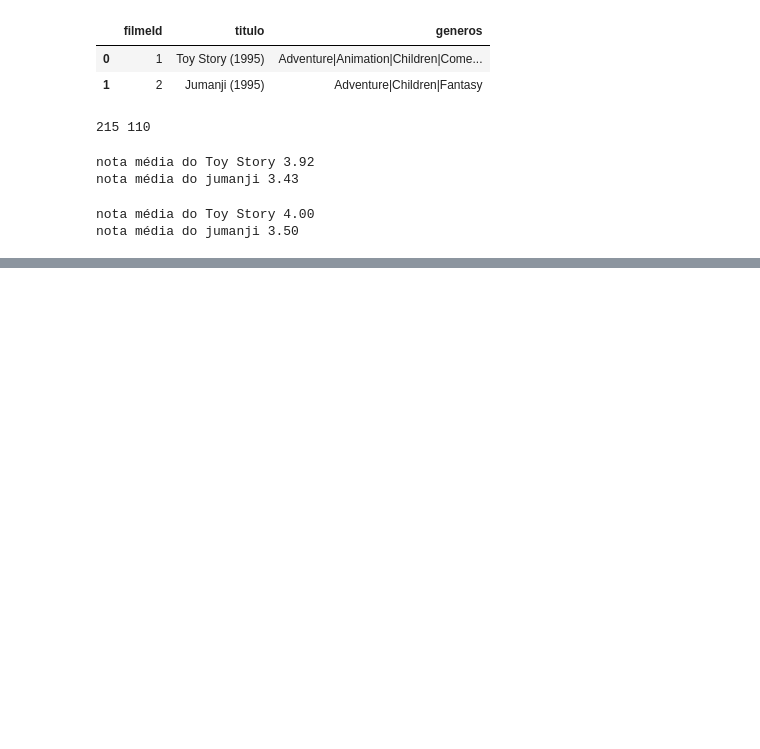
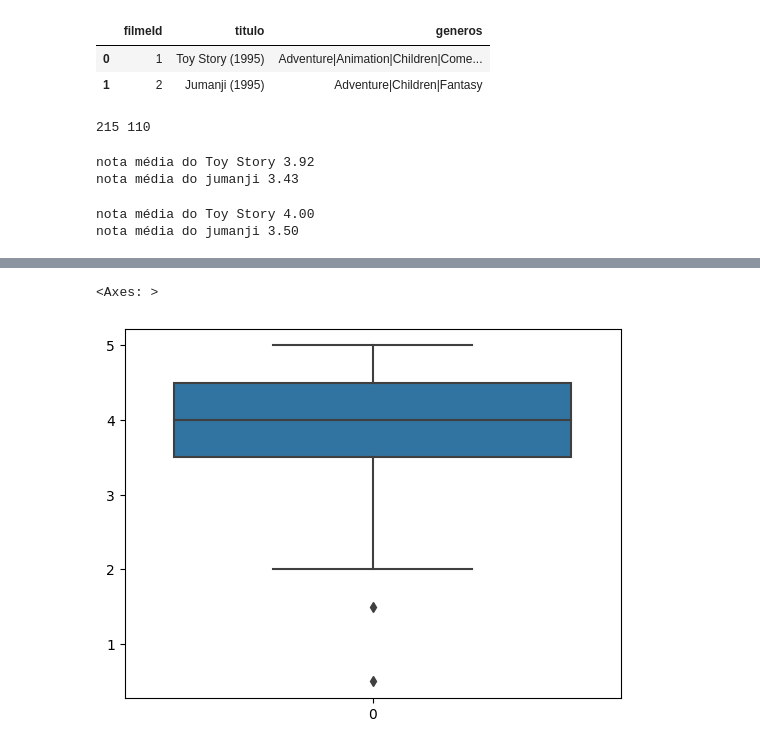
Before and after one commit to renatamontanhana/analise_de_dados_filmes, a Jupyter notebook: intro_a_data_science.ipynb, the cells around one changed output, grey strips where cells are left out. Drawn from its saved outputs; the diff is of its cells as text; code cells hidden in the pictures; blank space fills up the shorter version.

```diff
--- a/intro_a_data_science.ipynb
+++ b/intro_a_data_science.ipynb
@@ -356,0 +392,5 @@ nota média do jumanji 3.50
+# %%
+sns.boxplot(notas_do_toy_story.nota)
+# %% [output]
+<Axes: >
+[figure, added]
```
Also changed, not shown: parts of 7 cells of this notebook.
